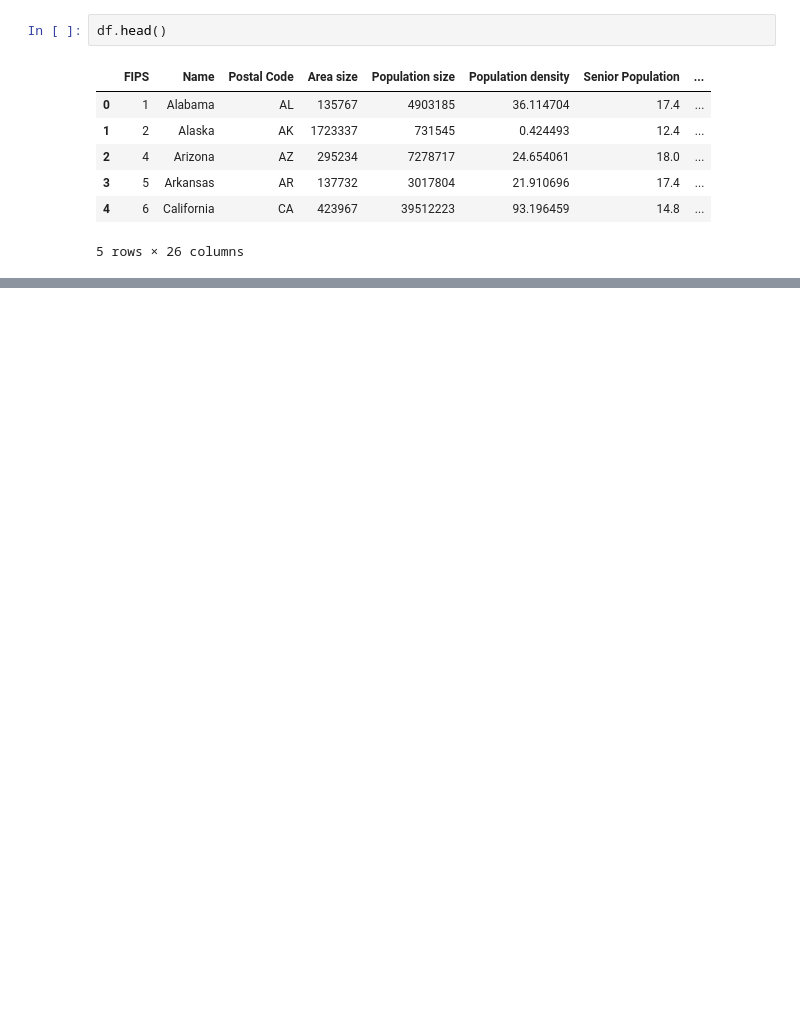
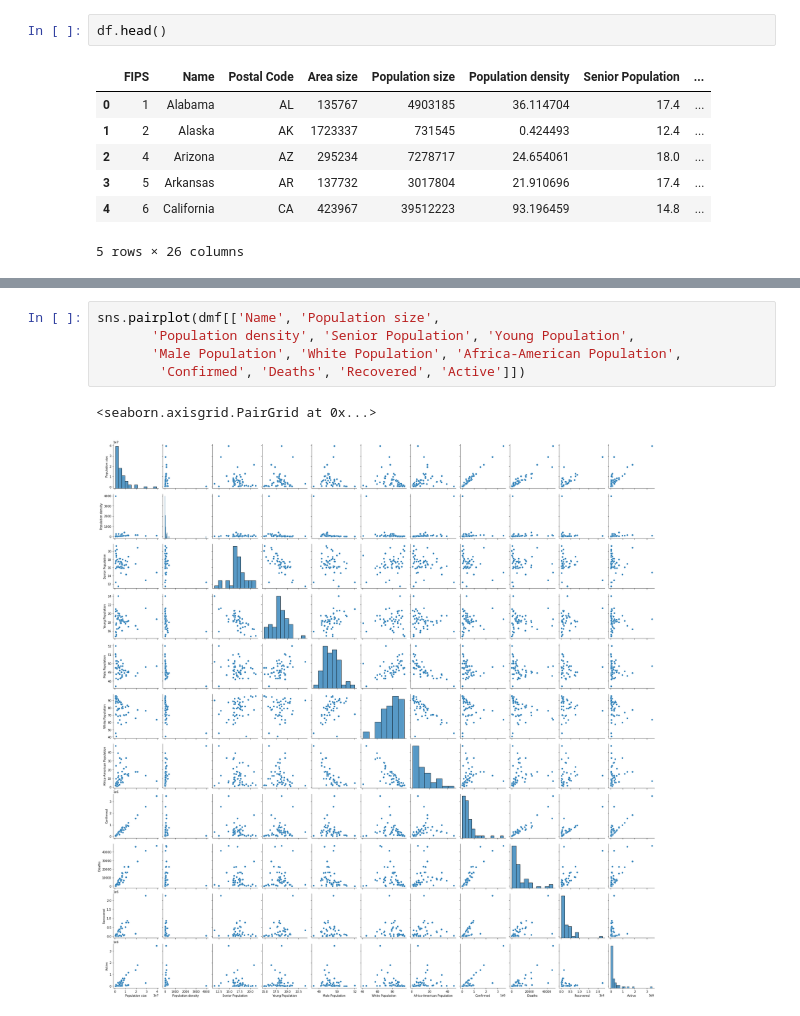
Before and after one commit to mrhartnett10/Covid19-Clustering-Demographic-Analysis-Group-Project, a Jupyter notebook: MH-EDA.ipynb, the cells around one changed output, grey strips where cells are left out. Cells and saved outputs as stored; diff of their text form; blank space fills up the shorter version.

```diff
--- a/MH-EDA.ipynb
+++ b/MH-EDA.ipynb
@@ -33,0 +82,8 @@ sns.pairplot(df)
+# %%
+sns.pairplot(dmf[['Name', 'Population size',
+       'Population density', 'Senior Population', 'Young Population',
+       'Male Population', 'White Population', 'Africa-American Population',
+        'Confirmed', 'Deaths', 'Recovered', 'Active']])
+# %% [output]
+<seaborn.axisgrid.PairGrid at 0x...>
+[figure, added]
```
Also changed, not shown: parts of 6 cells of this notebook, 2 other files.
